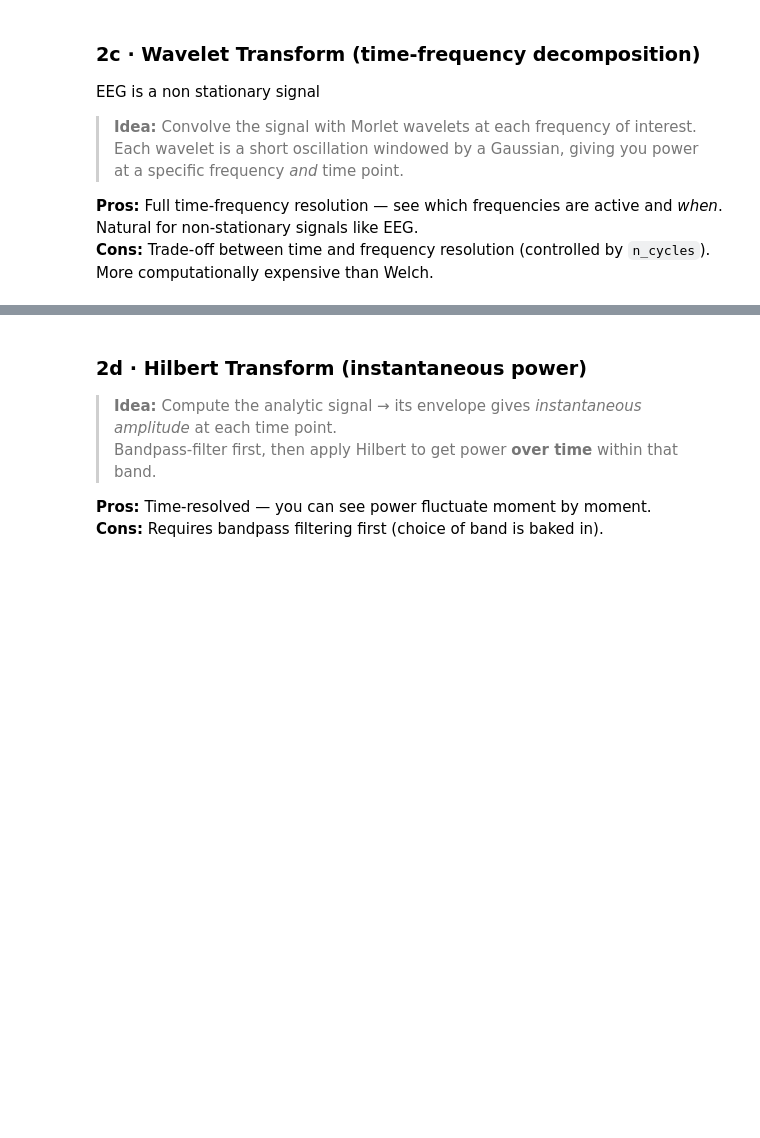
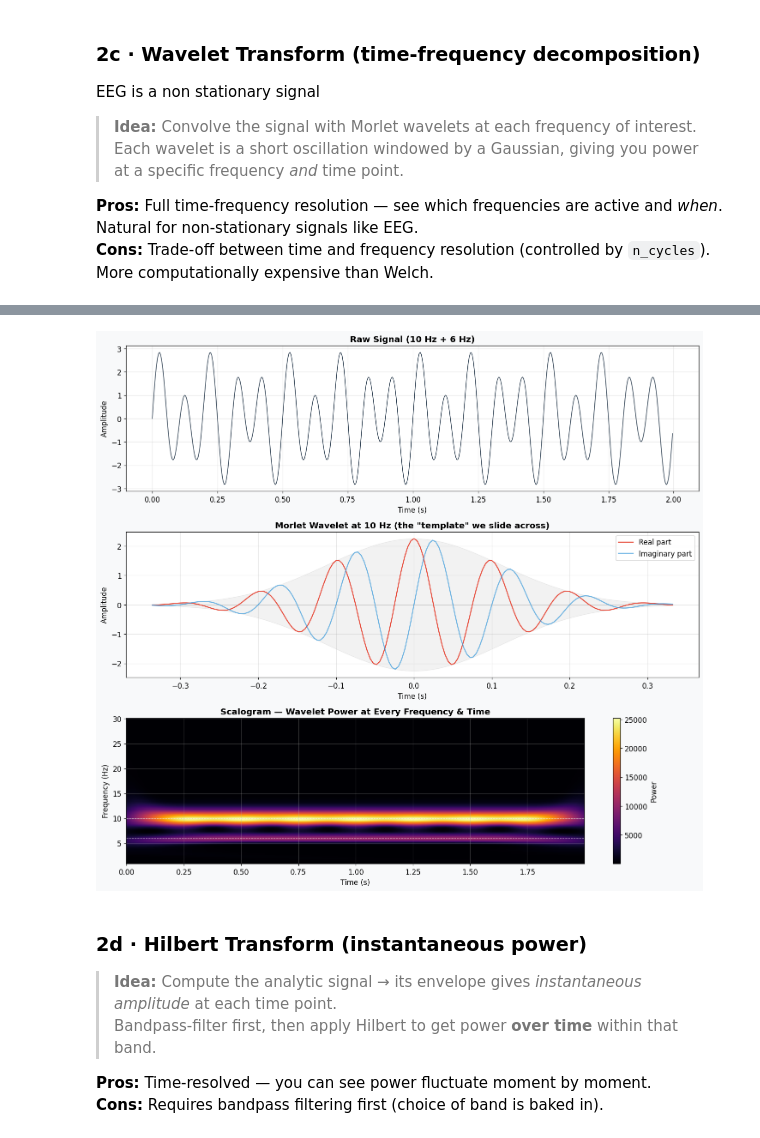
Before and after one commit to archigarg1234/eeg-notes, a Jupyter notebook: _sources/band_power_lecture.ipynb, the cells around one changed output, grey strips where cells are left out. Drawn from its saved outputs; the diff is of its cells as text; code cells hidden in the pictures; blank space fills up the shorter version.

```diff
--- a/_sources/band_power_lecture.ipynb
+++ b/_sources/band_power_lecture.ipynb
@@ -219,3 +184,83 @@ print("  → Morlet wavelet also finds the 10 Hz peak. Width of the peak reflect
+# %%
+import numpy as np
+import matplotlib.pyplot as plt
+from scipy.signal import hilbert
+
+# ── Synthetic signal: two components ─────────────────────────────────────────
+fs  = 250
+dur = 2
+t   = np.arange(0, dur, 1/fs)
+
+x = 2.0 * np.sin(2 * np.pi * 10 * t) + 1.0 * np.sin(2 * np.pi * 6 * t)
+
+# ── Morlet wavelet function ─────────────────────────────────────────────────
+def morlet_wavelet(freq, fs, n_cycles=7):
+    """Create a complex Morlet wavelet centred at `freq`."""
+    sigma_t = n_cycles / (2 * np.pi * freq)
+    n_pts = int(6 * sigma_t * fs)
+    if n_pts % 2 == 0:
+        n_pts += 1
+    t_wav = np.arange(-n_pts // 2, n_pts // 2 + 1) / fs
+    wavelet = (np.exp(2j * np.pi * freq * t_wav)
+               * np.exp(-t_wav**2 / (2 * sigma_t**2)))
+    wavelet /= np.sqrt(sigma_t * np.sqrt(np.pi))
+    return t_wav, wavelet
+
+# ── Convolution at a single frequency (10 Hz) ───────────────────────────────
+freq_probe = 10
+t_wav, wav = morlet_wavelet(freq_probe, fs)
+conv_10 = np.convolve(x, wav, mode='same')
+
+# ── Full scalogram across frequencies ────────────────────────────────────────
+freqs = np.linspace(1, 30, 150)
+scalogram = np.zeros((len(freqs), len(t)))
+
+for i, freq in enumerate(freqs):
+    _, w = morlet_wavelet(freq, fs)
+    if len(w) > len(x):
+        # wavelet longer than signal — zero-pad signal instead
+        c = np.convolve(w, x, mode='same')[:len(t)]
+    else:
+        c = np.convolve(x, w, mode='same')
+    scalogram[i, :] = np.abs(c) ** 2
+
+
+# ── Extracted power at 6 Hz and 10 Hz ───────────────────────────────────────
+_, w6 = morlet_wavelet(6, fs)
+_, w10 = morlet_wavelet(10, fs)
+power_6  = np.abs(np.convolve(x, w6,  mode='same')) ** 2
+power_10 = np.abs(np.convolve(x, w10, mode='same')) ** 2
+
+# ── Plot: 4 panels ──────────────────────────────────────────────────────────
+fig, axes = plt.subplots(3, 1, figsize=(13, 12), sharex=False)
+
+# 1) Raw signal
+axes[0].plot(t, x, color='#2c3e50', lw=1)
+axes[0].set(xlabel='Time (s)', ylabel='Amplitude', title='Raw Signal (10 Hz + 6 Hz)')
+
+# 2) The Morlet wavelet itself
+axes[1].plot(t_wav, np.real(wav), color='#e74c3c', lw=1.5, label='Real part')
+axes[1].plot(t_wav, np.imag(wav), color='#3498db', lw=1.5, alpha=0.7, label='Imaginary part')
+axes[1].fill_between(t_wav, np.abs(wav), alpha=0.1, color='grey')
+axes[1].fill_between(t_wav, -np.abs(wav), alpha=0.1, color='grey')
+axes[1].set(xlabel='Time (s)', ylabel='Amplitude',
+            title=f'Morlet Wavelet at {freq_probe} Hz (the "template" we slide across)')
+axes[1].legend(loc='upper right')
+
+# 3) Scalogram (time-frequency power)
+im = axes[2].pcolormesh(t, freqs, scalogram, shading='auto', cmap='inferno')
+axes[2].axhline(10, ls='--', color='white', alpha=0.6, lw=0.8)
+axes[2].axhline(6,  ls='--', color='white', alpha=0.6, lw=0.8)
+axes[2].set(xlabel='Time (s)', ylabel='Frequency (Hz)',
+            title='Scalogram — Wavelet Power at Every Frequency & Time')
+fig.colorbar(im, ax=axes[2], label='Power')
+
+
+
+plt.tight_layout()
+plt.show()
+# %% [output]
+[figure, added]
 # %% [markdown]
 ### 2d · Hilbert Transform (instantaneous power)
 
```
Also changed, not shown: parts of 5 cells of this notebook, 5 other files.
